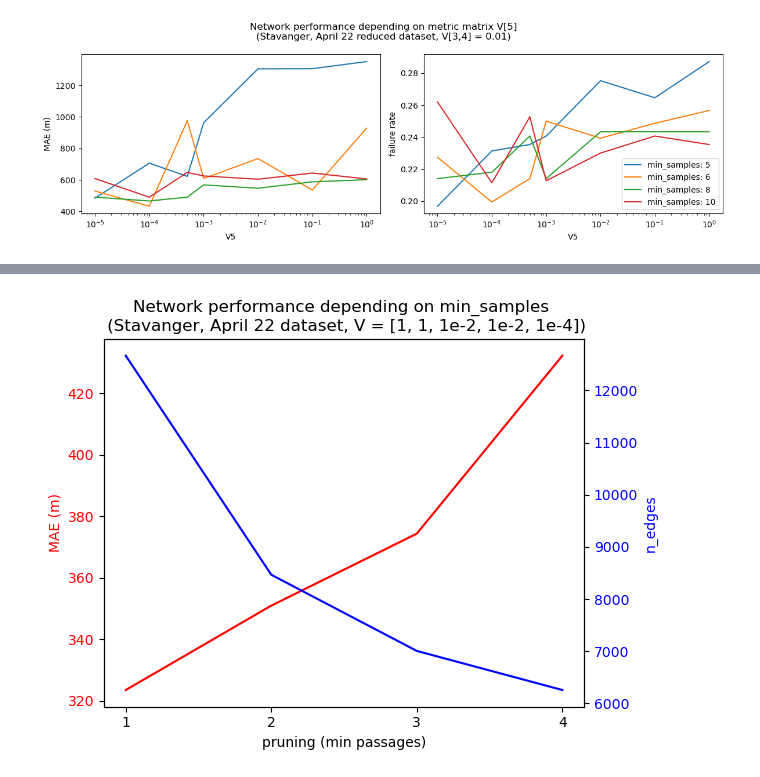
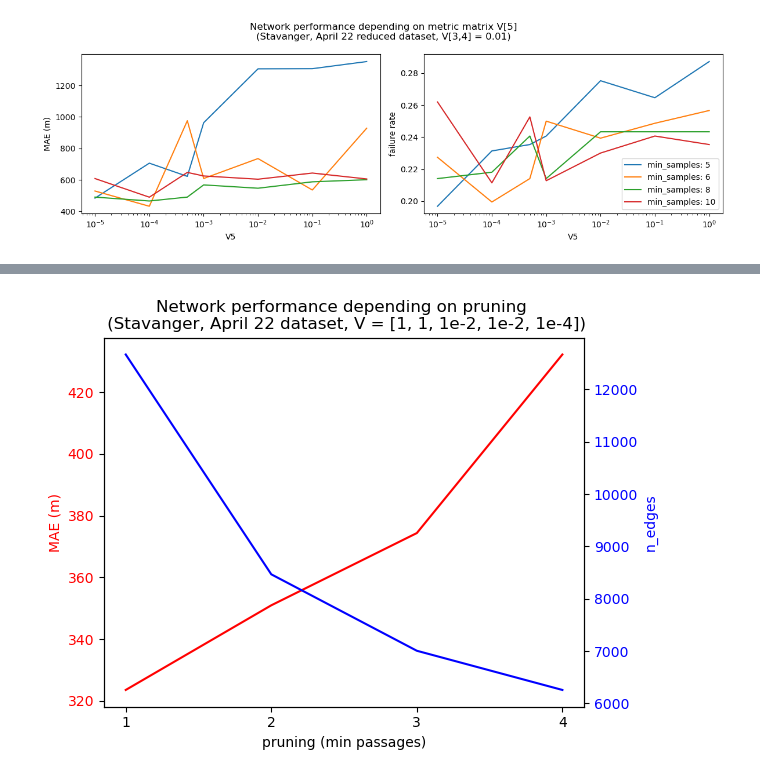
Before and after one commit to vhffm/maritime_route_prediction, a Jupyter notebook: notebooks/11_parameters_analysis.ipynb, the cells around one changed output, grey strips where cells are left out. Cells and saved outputs as stored; diff of their text form; code cells hidden in the pictures.

```diff
--- a/notebooks/11_parameters_analysis.ipynb
+++ b/notebooks/11_parameters_analysis.ipynb
@@ -230,3 +230,39 @@ fig.tight_layout()  # Adjust layout
 plt.show()
 # %% [output]
 [figure]
+# %%
+# DEPENDENCE: V 5, medium dataset
+eval_df.sort_values(by='V 5', inplace=True)
+fig, axes = plt.subplots(1, 2, figsize=(12, 4))  # Set the figure size
+
+# Plot on the first axis (axes[0])
+axes[0].set_xlabel('V5')
+axes[0].set_xlim([1e-6, 1e-2])
+axes[0].set_xscale('log')  # Corrected the x-scale
+axes[0].set_ylabel('MAE (m)')
+axes[0].tick_params(axis='y')
+
+# Plot on the second axis (axes[1])
+axes[1].set_xlabel('V5')  # Added x-label for the second plot
+axes[1].set_xlim([1e-6, 1e-2])
+axes[1].set_xscale('log')  # Corrected the x-scale
+axes[1].set_ylabel('failure rate')
+axes[1].tick_params(axis='y')
+
+for val in [10, 12, 15]:
+    filter = (eval_df['n_points'] == 1794132) & (eval_df['V 3,4'] == 0.01) & (eval_df['min_samples'] == val) & (eval_df['test_data/n_trajectories'] == 752) & (eval_df['DP_tol']==10)
+    x = eval_df[filter]['V 5']
+    y1 = eval_df[filter]['Mean']
+    y2 = 1-eval_df[filter]['success']
+    axes[0].plot(x, y1)
+    axes[1].plot(x, y2)
+
+# add legend
+legend_labels = [f'min_samples: {val}' for val in [10, 12, 15]]
+plt.legend(legend_labels)
+
+# Add title
+fig.suptitle('Network performance depending on metric matrix V[5]\n(Stavanger, April 22 medium dataset, V[3,4] = 0.01)')
+
+fig.tight_layout()  # Adjust layout
+plt.show()
@@ -233,26 +271,26 @@ plt.show()
 # %%
 # DEPENDENCE: pruning
 eval_df.sort_values(by='pruning', inplace=True)
 fig, ax1 = plt.subplots()
 
 ax1.set_xlabel('pruning (min passages)')
 ax1.set_ylabel('MAE (m)', color='red')
 ax1.tick_params(axis='y', labelcolor='red')
 ax1.set_xticks([1, 2, 3, 4])
 
 ax2 = ax1.twinx()
 ax2.set_ylabel('n_edges', color='blue')
 ax2.tick_params(axis='y', labelcolor='blue')
 
 filter = (eval_df['n_points']==5422129) & (eval_df['V 5']==1e-3) & (eval_df['V 3,4']==1e-2) & (eval_df['test_data/n_trajectories']==1504)
 x = eval_df[filter]['pruning']
 y1 = eval_df[filter]['Mean']
 y2 = eval_df[filter]['n_edges']
 ax1.plot(x, y1, color='red')
 ax2.plot(x, y2, color='blue')
 
-plt.title('Network performance depending on min_samples \n (Stavanger, April 22 dataset, V = [1, 1, 1e-2, 1e-2, 1e-4])')
+plt.title('Network performance depending on pruning \n (Stavanger, April 22 dataset, V = [1, 1, 1e-2, 1e-2, 1e-4])')
 fig.tight_layout()  # otherwise the right y-label is slightly clipped
 fig.show()
 # %% [output]
-[figure, old version]
+[figure, new version]
```
Also changed, not shown: parts of 3 cells of this notebook, 5 other files.
